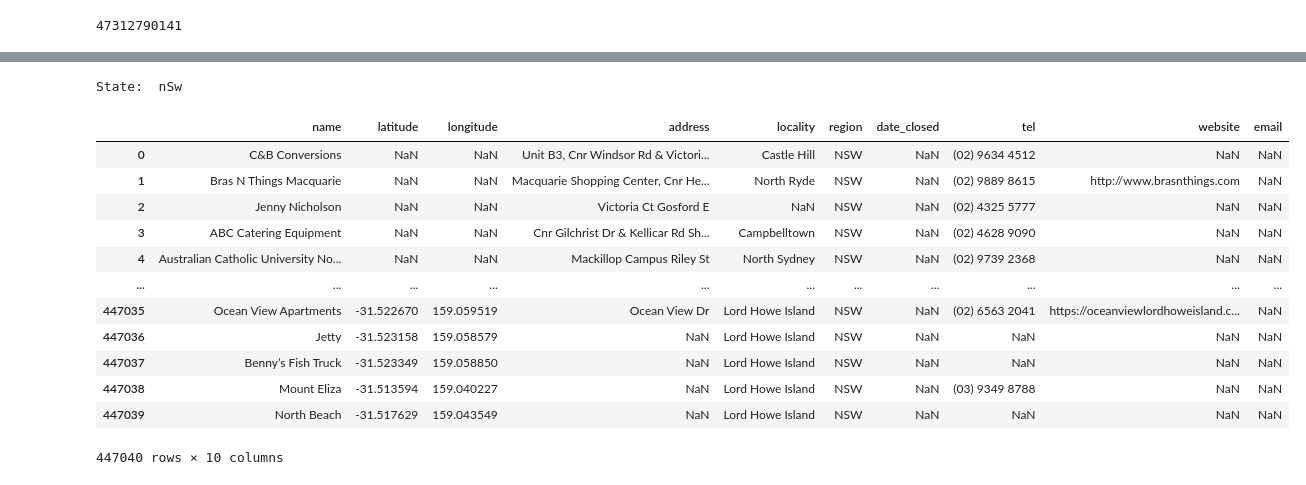
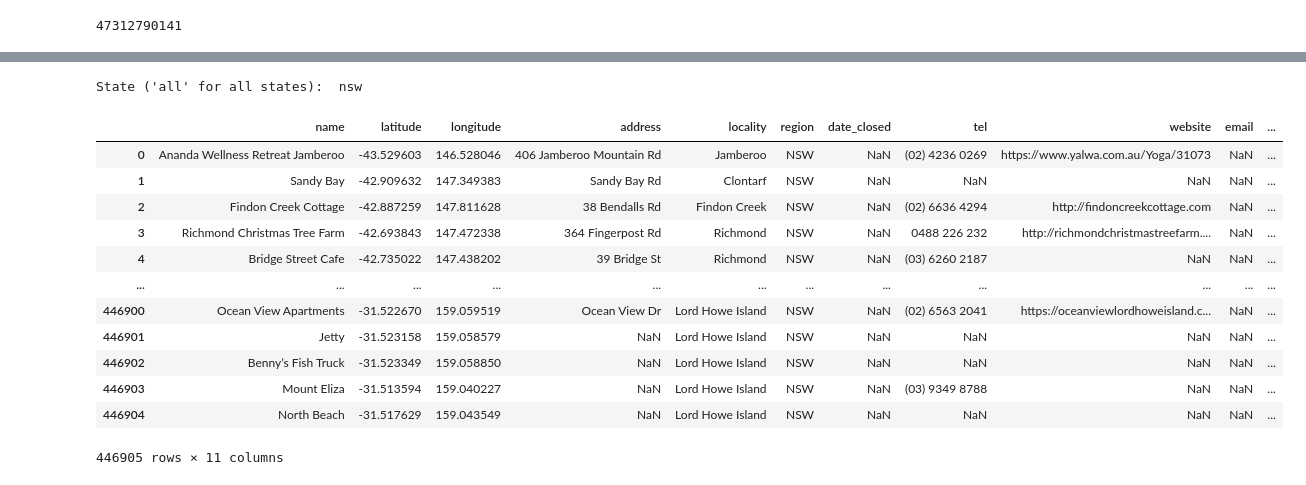
Before and after one commit to aleksej-stevanovic/data-hackathon, a Jupyter notebook: main.ipynb, the cells around one changed output, grey strips where cells are left out. Saved outputs shown, nothing was run; the diff lists cells and outputs as text; code cells hidden in the pictures.

Commit message:
feat: extended code to allow display for all states and specified state and cleaned NaN lat+long values

```diff
--- a/main.ipynb
+++ b/main.ipynb
@@ -37,3 +49,12 @@ results = db.query(sql_query).df()
 # %%
 # Save the filtered Australian locations to a compressed Parquet file
 results.to_parquet('au_locations.parquet', index=False)
+# %%
+# Display all states in AUS
+sql_query = """
+    SELECT name, latitude, longitude, address, locality, region, date_closed, tel, website, email, fsq_category_labels
+    FROM 'au_locations.parquet'
+"""
+
+aus_results = db.query(sql_query).df()
+display(aus_results)
@@ -40,26 +75,34 @@ results.to_parquet('au_locations.parquet', index=False)
 # %%
-# Query the entire global dataset
-state = input("State: ")
-sql_query = f"""
-    SELECT name, latitude, longitude, address, locality, region, date_closed, tel, website, email
-    FROM 'au_locations.parquet'
-    WHERE LOWER(region) = '{state.lower()}';
-"""
+# Display CLEANED set via state
+state = input("State ('all' for all states): ").lower()
+
+if state == "all":
+    sql_query = """
+        SELECT name, latitude, longitude, address, locality, region, date_closed, tel, website, email, fsq_category_labels
+        FROM 'au_locations.parquet'
+        WHERE latitude IS NOT NULL AND longitude IS NOT NULL
+    """
+else:
+    sql_query = f"""
+        SELECT name, latitude, longitude, address, locality, region, date_closed, tel, website, email, fsq_category_labels
+        FROM 'au_locations.parquet'
+        WHERE LOWER(region) = '{state}' AND latitude IS NOT NULL AND longitude IS NOT NULL
+    """
 
 aus_results = db.query(sql_query).df()
 display(aus_results)
 # %% [output]
-State:  nSw
+State ('all' for all states):  nsw
-|  | name | latitude | longitude | address | locality | region | date_closed | tel | website | email |
-| 0 | C&B Conversions | NaN | NaN | Unit B3, Cnr Windsor Rd & Victori... | Castle Hill | NSW | NaN | (02) 9634 4512 | NaN | NaN |
-| 1 | Bras N Things Macquarie | NaN | NaN | Macquarie Shopping Center, Cnr He... | North Ryde | NSW | NaN | (02) 9889 8615 | http://www.brasnthings.com | NaN |
-| 2 | Jenny Nicholson | NaN | NaN | Victoria Ct Gosford E | NaN | NSW | NaN | (02) 4325 5777 | NaN | NaN |
-| 3 | ABC Catering Equipment | NaN | NaN | Cnr Gilchrist Dr & Kellicar Rd Sh... | Campbelltown | NSW | NaN | (02) 4628 9090 | NaN | NaN |
-| 4 | Australian Catholic University No... | NaN | NaN | Mackillop Campus Riley St | North Sydney | NSW | NaN | (02) 9739 2368 | NaN | NaN |
-| ... | ... | ... | ... | ... | ... | ... | ... | ... | ... | ... |
-| 447035 | Ocean View Apartments | -31.522670 | 159.059519 | Ocean View Dr | Lord Howe Island | NSW | NaN | (02) 6563 2041 | https://oceanviewlordhoweisland.c... | NaN |
-| 447036 | Jetty | -31.523158 | 159.058579 | NaN | Lord Howe Island | NSW | NaN | NaN | NaN | NaN |
-| 447037 | Benny’s Fish Truck | -31.523349 | 159.058850 | NaN | Lord Howe Island | NSW | NaN | NaN | NaN | NaN |
-| 447038 | Mount Eliza | -31.513594 | 159.040227 | NaN | Lord Howe Island | NSW | NaN | (03) 9349 8788 | NaN | NaN |
-| 447039 | North Beach | -31.517629 | 159.043549 | NaN | Lord Howe Island | NSW | NaN | NaN | NaN | NaN |
+|  | name | latitude | longitude | address | locality | region | date_closed | tel | website | email | ... |
+| 0 | Ananda Wellness Retreat Jamberoo | -43.529603 | 146.528046 | 406 Jamberoo Mountain Rd | Jamberoo | NSW | NaN | (02) 4236 0269 | https://www.yalwa.com.au/Yoga/31073 | NaN | ... |
+| 1 | Sandy Bay | -42.909632 | 147.349383 | Sandy Bay Rd | Clontarf | NSW | NaN | NaN | NaN | NaN | ... |
+| 2 | Findon Creek Cottage | -42.887259 | 147.811628 | 38 Bendalls Rd | Findon Creek | NSW | NaN | (02) 6636 4294 | http://findoncreekcottage.com | NaN | ... |
+| 3 | Richmond Christmas Tree Farm | -42.693843 | 147.472338 | 364 Fingerpost Rd | Richmond | NSW | NaN | 0488 226 232 | http://richmondchristmastreefarm.... | NaN | ... |
+| 4 | Bridge Street Cafe | -42.735022 | 147.438202 | 39 Bridge St | Richmond | NSW | NaN | (03) 6260 2187 | NaN | NaN | ... |
+| ... | ... | ... | ... | ... | ... | ... | ... | ... | ... | ... | ... |
+| 446900 | Ocean View Apartments | -31.522670 | 159.059519 | Ocean View Dr | Lord Howe Island | NSW | NaN | (02) 6563 2041 | https://oceanviewlordhoweisland.c... | NaN | ... |
+| 446901 | Jetty | -31.523158 | 159.058579 | NaN | Lord Howe Island | NSW | NaN | NaN | NaN | NaN | ... |
+| 446902 | Benny’s Fish Truck | -31.523349 | 159.058850 | NaN | Lord Howe Island | NSW | NaN | NaN | NaN | NaN | ... |
+| 446903 | Mount Eliza | -31.513594 | 159.040227 | NaN | Lord Howe Island | NSW | NaN | (03) 9349 8788 | NaN | NaN | ... |
+| 446904 | North Beach | -31.517629 | 159.043549 | NaN | Lord Howe Island | NSW | NaN | NaN | NaN | NaN | ... |
-447040 rows × 10 columns
+446905 rows × 11 columns
```
Also changed, not shown: parts of 2 cells of this notebook.
